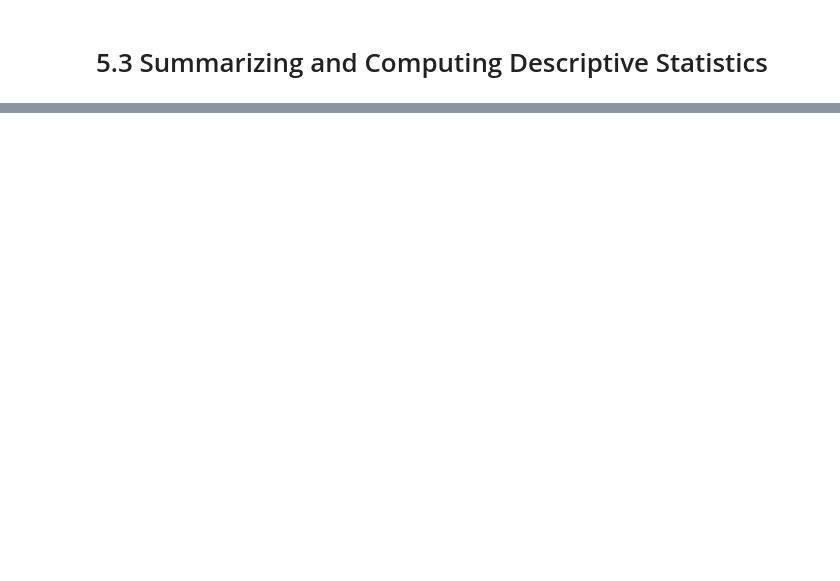
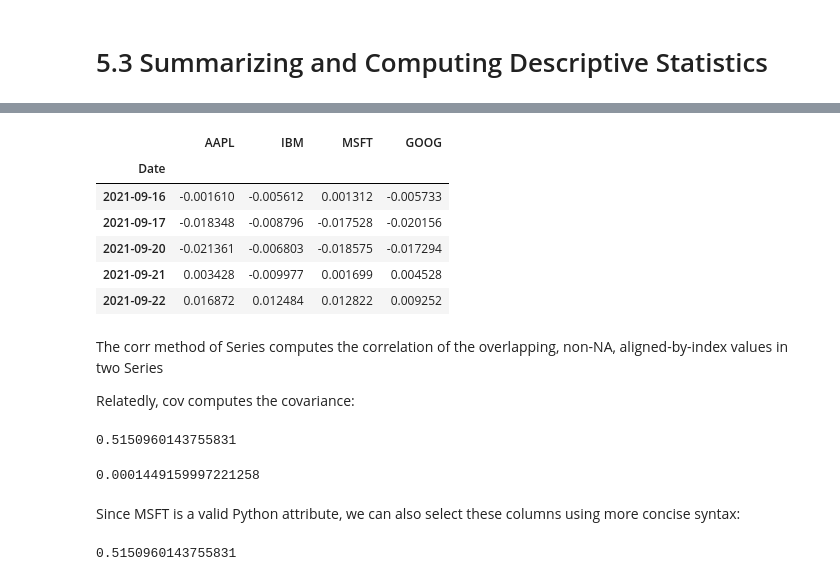
Before and after one commit to lucaslokchan/data-analysis, a Jupyter notebook: Python for Data Analysis/05_Getting_Started_with_pandas.ipynb, the cells around one changed output, grey strips where cells are left out. Saved outputs shown, nothing was run; the diff lists cells and outputs as text; code cells hidden in the pictures; blank space fills up the shorter version.

```diff
--- a/Python for Data Analysis/05_Getting_Started_with_pandas.ipynb
+++ b/Python for Data Analysis/05_Getting_Started_with_pandas.ipynb
@@ -1624,0 +1764,30 @@ df.loc['b']
+# %%
+returns = price.pct_change()
+# %%
+returns.tail()
+# %% [output]
+|  | AAPL | IBM | MSFT | GOOG |
+| Date |  |  |  |  |
+| 2021-09-16 | -0.001610 | -0.005612 | 0.001312 | -0.005733 |
+| 2021-09-17 | -0.018348 | -0.008796 | -0.017528 | -0.020156 |
+| 2021-09-20 | -0.021361 | -0.006803 | -0.018575 | -0.017294 |
+| 2021-09-21 | 0.003428 | -0.009977 | 0.001699 | 0.004528 |
+| 2021-09-22 | 0.016872 | 0.012484 | 0.012822 | 0.009252 |
+# %% [markdown]
+The corr method of Series computes the correlation of the overlapping, non-NA, aligned-by-index values in two Series
+
+Relatedly, cov computes the covariance:
+# %%
+returns['MSFT'].corr(returns['IBM'])
+# %% [output]
+0.5150960143755831
+# %%
+returns['MSFT'].cov(returns['IBM'])
+# %% [output]
+0.0001449159997221258
+# %% [markdown]
+Since MSFT is a valid Python attribute, we can also select these columns using more concise syntax:
+# %%
+returns.MSFT.corr(returns.IBM)
+# %% [output]
+0.5150960143755831
```
Also changed, not shown: parts of 70 cells of this notebook.
